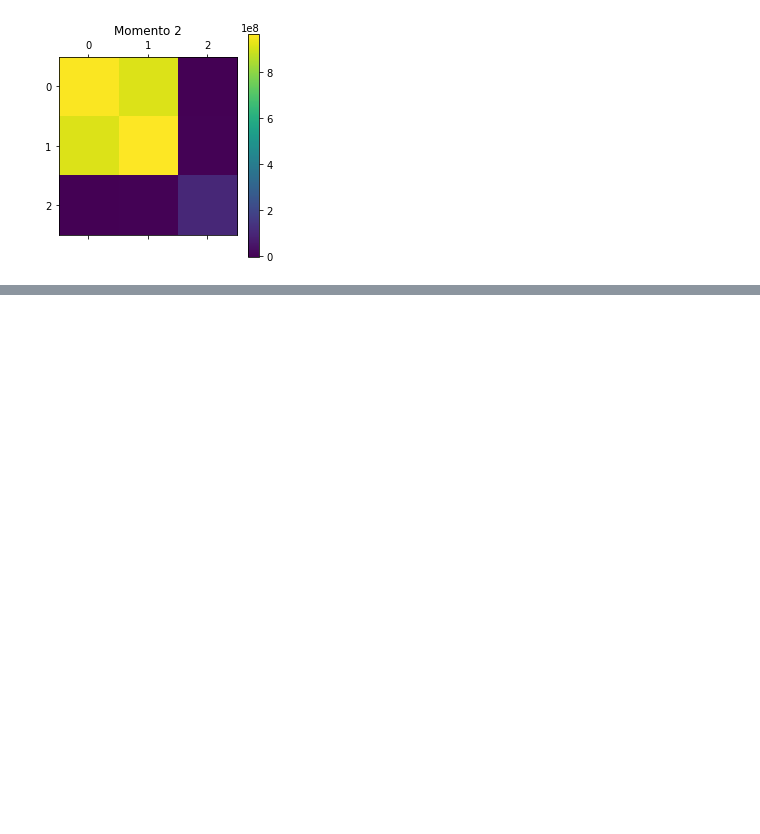
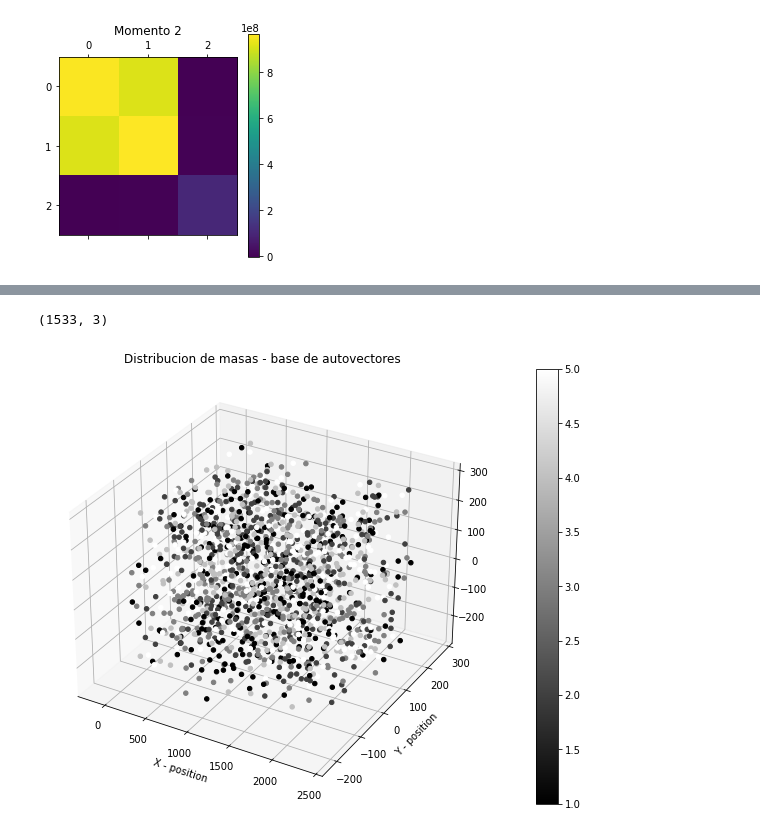
Before and after one commit to bemc22/TareasCursos20B, a Jupyter notebook: Codigos/asignacion2/particulas3d.ipynb, the cells around one changed output, grey strips where cells are left out. Saved outputs shown, nothing was run; the diff lists cells and outputs as text; code cells hidden in the pictures; blank space fills up the shorter version.

```diff
--- a/Codigos/asignacion2/particulas3d.ipynb
+++ b/Codigos/asignacion2/particulas3d.ipynb
@@ -76,0 +158,19 @@ plt.show()
+# %%
+tranform_matrix = v.T
+new_basis = tranform_matrix @ _input.T
+_input.shape
+# %% [output]
+(1533, 3)
+# %%
+
+fig = plt.figure(figsize=(20, 8))
+
+ax = fig.add_subplot(projection='3d')
+sc = ax.scatter(new_basis[0], new_basis[1], new_basis[2], c=masas, cmap='gray', alpha=1)
+plt.xlabel("X - position")
+plt.ylabel("Y - position")
+plt.colorbar(sc)
+ax.set_title("Distribucion de masas - base de autovectores")
+plt.show()
+# %% [output]
+[figure, added]
```
Also changed, not shown: parts of 7 cells of this notebook.
